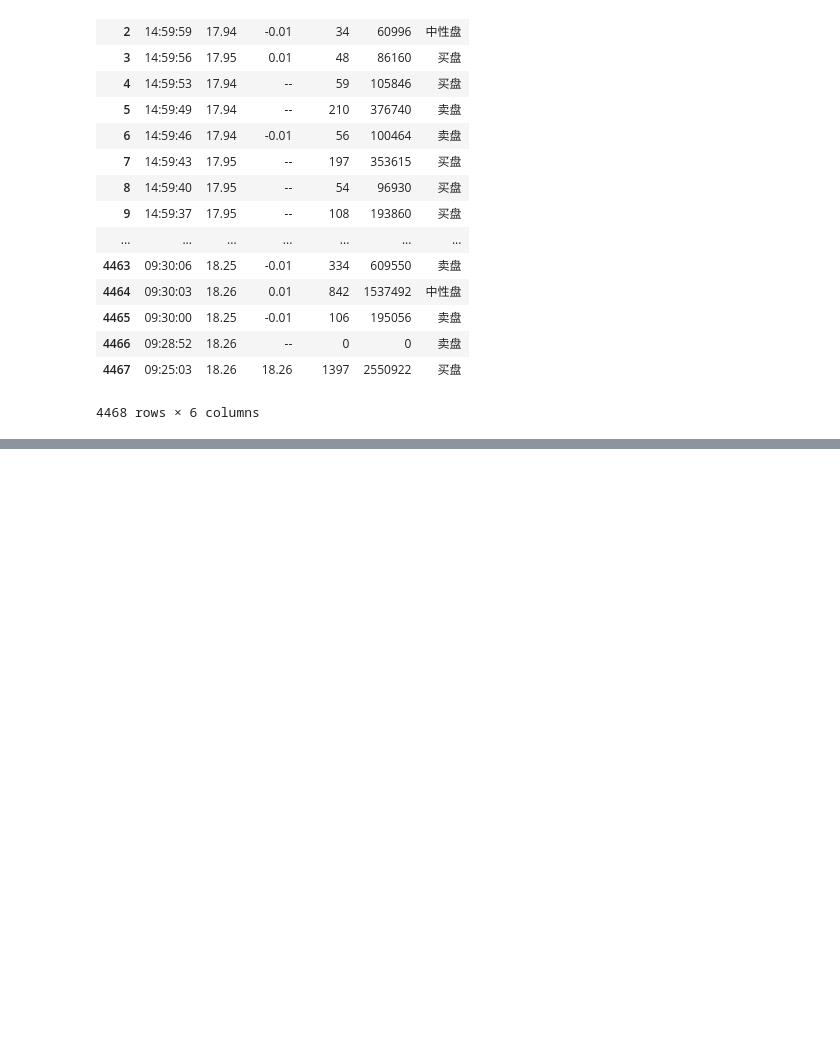
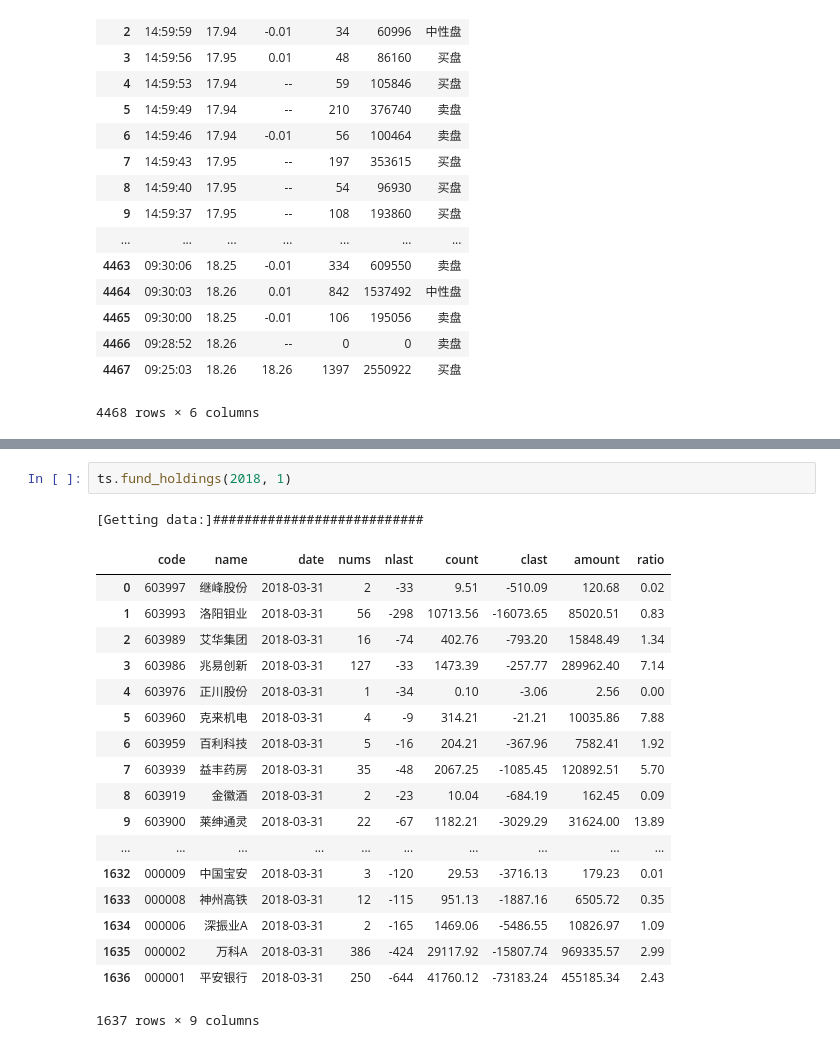
Before and after one commit to Jheng-Yi-Chen/Python, a Jupyter notebook: 2018_05_23 tushare - 複製.ipynb, the cells around one changed output, grey strips where cells are left out. Cells and saved outputs as stored; diff of their text form; blank space fills up the shorter version.

```diff
--- a/2018_05_23 tushare - 複製.ipynb
+++ b/2018_05_23 tushare - 複製.ipynb
@@ -268,0 +291,22 @@ ts.get_tick_data('601688', date = '2018-05-22')
+# %%
+ts.fund_holdings(2018, 1)
+# %% [output]
+[Getting data:]###########################
+|  | code | name | date | nums | nlast | count | clast | amount | ratio |
+| 0 | 603997 | 继峰股份 | 2018-03-31 | 2 | -33 | 9.51 | -510.09 | 120.68 | 0.02 |
+| 1 | 603993 | 洛阳钼业 | 2018-03-31 | 56 | -298 | 10713.56 | -16073.65 | 85020.51 | 0.83 |
+| 2 | 603989 | 艾华集团 | 2018-03-31 | 16 | -74 | 402.76 | -793.20 | 15848.49 | 1.34 |
+| 3 | 603986 | 兆易创新 | 2018-03-31 | 127 | -33 | 1473.39 | -257.77 | 289962.40 | 7.14 |
+| 4 | 603976 | 正川股份 | 2018-03-31 | 1 | -34 | 0.10 | -3.06 | 2.56 | 0.00 |
+| 5 | 603960 | 克来机电 | 2018-03-31 | 4 | -9 | 314.21 | -21.21 | 10035.86 | 7.88 |
+| 6 | 603959 | 百利科技 | 2018-03-31 | 5 | -16 | 204.21 | -367.96 | 7582.41 | 1.92 |
+| 7 | 603939 | 益丰药房 | 2018-03-31 | 35 | -48 | 2067.25 | -1085.45 | 120892.51 | 5.70 |
+| 8 | 603919 | 金徽酒 | 2018-03-31 | 2 | -23 | 10.04 | -684.19 | 162.45 | 0.09 |
+| 9 | 603900 | 莱绅通灵 | 2018-03-31 | 22 | -67 | 1182.21 | -3029.29 | 31624.00 | 13.89 |
+| ... | ... | ... | ... | ... | ... | ... | ... | ... | ... |
+| 1632 | 000009 | 中国宝安 | 2018-03-31 | 3 | -120 | 29.53 | -3716.13 | 179.23 | 0.01 |
+| 1633 | 000008 | 神州高铁 | 2018-03-31 | 12 | -115 | 951.13 | -1887.16 | 6505.72 | 0.35 |
+| 1634 | 000006 | 深振业A | 2018-03-31 | 2 | -165 | 1469.06 | -5486.55 | 10826.97 | 1.09 |
+| 1635 | 000002 | 万科A | 2018-03-31 | 386 | -424 | 29117.92 | -15807.74 | 969335.57 | 2.99 |
+| 1636 | 000001 | 平安银行 | 2018-03-31 | 250 | -644 | 41760.12 | -73183.24 | 455185.34 | 2.43 |
+1637 rows × 9 columns
```
Also changed, not shown: parts of 6 cells of this notebook.
